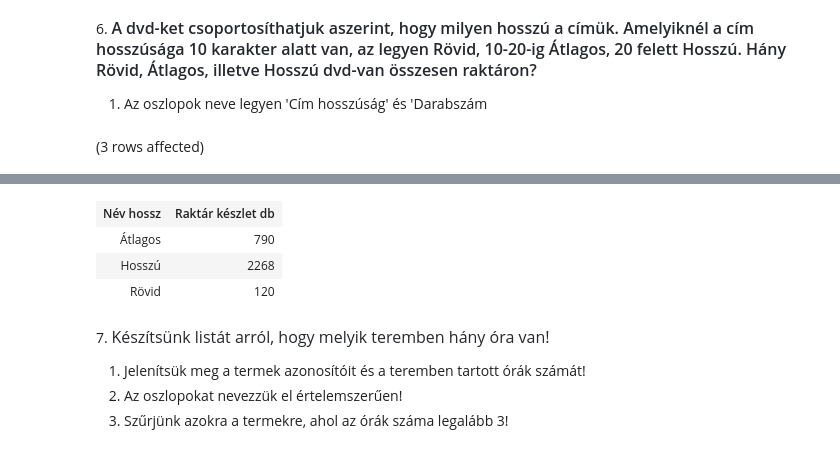
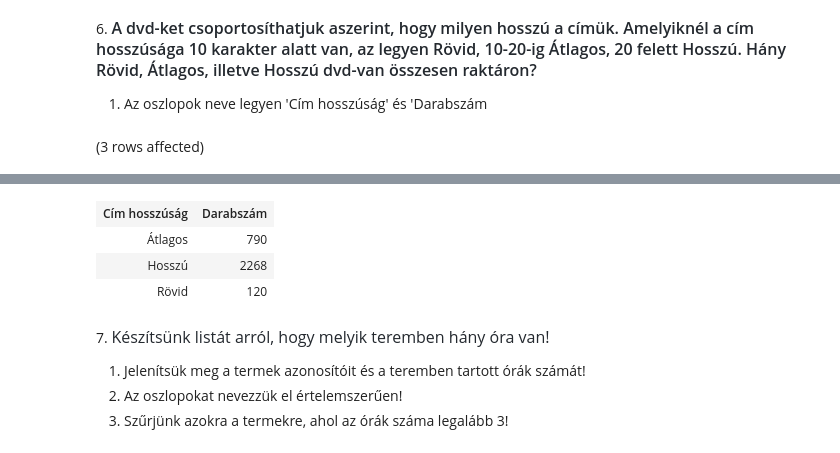
Before and after one commit to albertiadam/sql, a Jupyter notebook: gyakorlat02_feladatok .ipynb, the cells around one changed output, grey strips where cells are left out. Drawn from its saved outputs; the diff is of its cells as text; code cells hidden in the pictures.

```diff
--- a/gyakorlat02_feladatok .ipynb
+++ b/gyakorlat02_feladatok .ipynb
@@ -139,7 +140,7 @@ Total execution time: 00:00:00.013
 
 1. Az oszlopok neve legyen 'Cím hosszúság' és 'Darabszám
 # %%
-SELECT IIF(len(cim)<10,'Rövid', IIF(len(cim)<20, 'Átlagos','Hosszú')) as 'Név hossz', SUM([raktár készlet]) as 'Raktár készlet db'
+SELECT IIF(len(cim)<10,'Rövid', IIF(len(cim)<20, 'Átlagos','Hosszú')) as 'Cím hosszúság', SUM([raktár készlet]) as 'Darabszám'
 FROM dvd
 GROUP BY IIF(len(cim)<10,'Rövid', IIF(len(cim)<20, 'Átlagos','Hosszú'))
 # %% [output]
@@ -148,4 +149,4 @@ Total execution time: 00:00:00.007
-| Név hossz | Raktár készlet db |
+| Cím hosszúság | Darabszám |
 | Átlagos | 790 |
 | Hosszú | 2268 |
 | Rövid | 120 |
```
Also changed, not shown: parts of 2 cells of this notebook.
